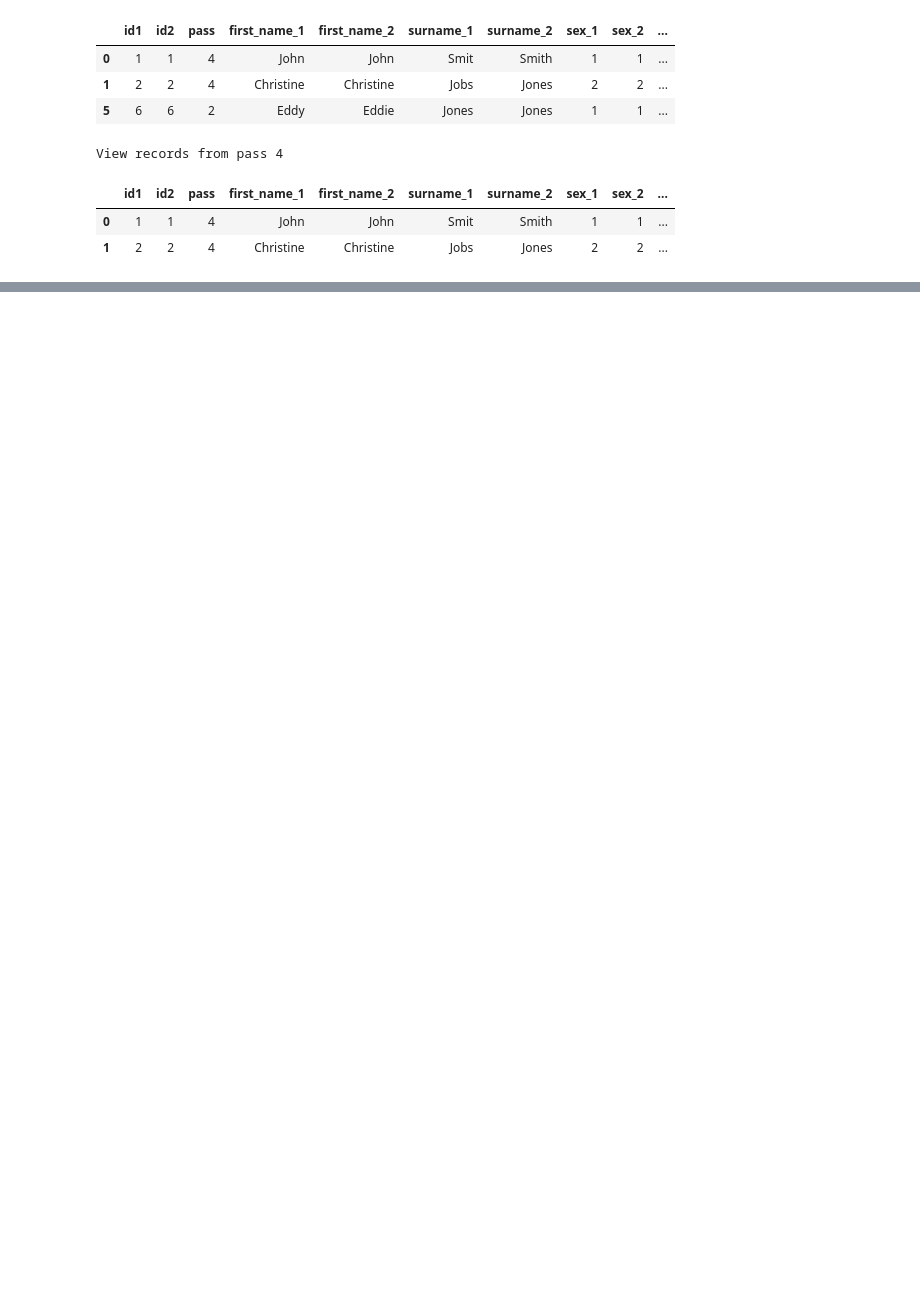
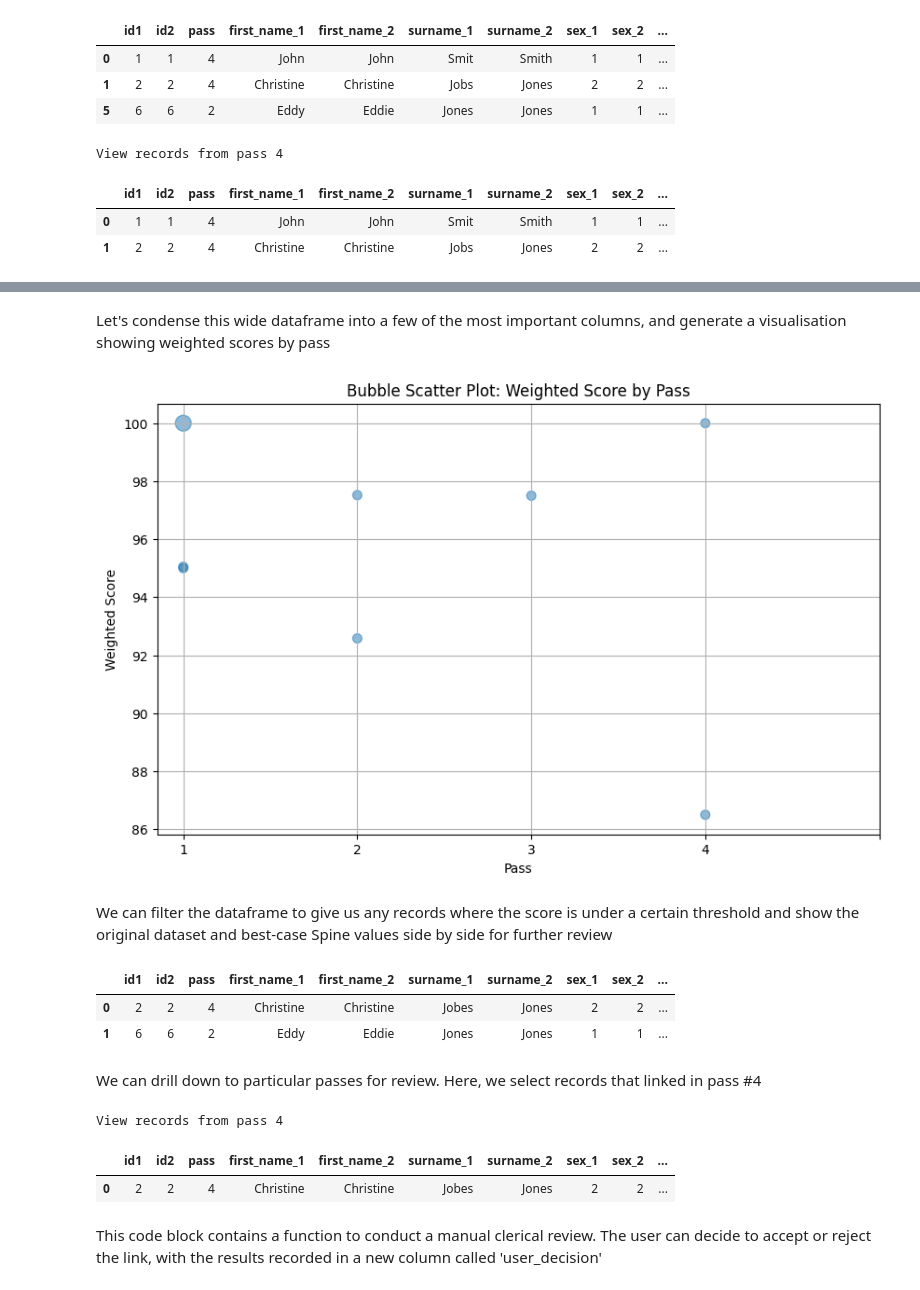
Before and after one commit to uncultivate/clerical_review, a Jupyter notebook: Clerical Review.ipynb, the cells around one changed output, grey strips where cells are left out. Cells and saved outputs as stored; diff of their text form; code cells hidden in the pictures; blank space fills up the shorter version.

```diff
--- a/Clerical Review.ipynb
+++ b/Clerical Review.ipynb
@@ -235,0 +392,5 @@ Clerical Review Table
+# %%
+# Calculate the fuzzy scores for each feature
+for feature, inner_dict in weights.items():
+    for sub_feature, weight in inner_dict.items():
+        df[f'{sub_feature}_score'] = df.apply(lambda row: fuzz.ratio(str(row[f'{sub_feature}_spine']), str(row[f'{sub_feature}_dataset'])), axis=1)
@@ -235,0 +474,6 @@ Clerical Review Table
+# %%
+# Add a column for each subvariable with a weighted score
+for var, subvars in weights.items():
+    for subvar, weight in subvars.items():
+        # Calculate weighted score
+        df_max_scores[f'{subvar}_weighted_score'] = df_max_scores[f'{subvar}_score_max'] * weight
@@ -235,0 +482,8 @@ Clerical Review Table
+# %%
+# Create new columns for max group fuzzy and weighted scores
+for var, subvars in weights.items():
+    # Create new column that holds the max of average scores for each group of variables
+    df_max_scores[f'{var}_group_max'] = df_max_scores[[f'{subvar}_score_max' for subvar in subvars]].max(axis=1)
+
+    # Create new column that holds the max of weighted scores for each group of variables
+    df_max_scores[f'{var}_group_weighted'] = df_max_scores[[f'{subvar}_weighted_score' for subvar in subvars]].max(axis=1)
@@ -235,0 +492,9 @@ Clerical Review Table
+# %%
+# Calculate combined score (average of fuzzy scores)
+df_max_scores['total_mean_score'] = df_max_scores[[f'{feature}_group_max' for feature, weight in weights.items()]].mean(axis=1)
+
+# Calculate weighted score (sum of weighted scores)
+df_max_scores['total_weighted_score'] = sum(df_max_scores[f'{feature}_group_weighted'] for feature, weight in weights.items())
+
+# Normalize the weighted score
+df_max_scores['total_weighted_score'] = round(((df_max_scores['total_weighted_score'] - min_score) / (max_score - min_score)) * 100,2)
@@ -235,0 +562,2 @@ Clerical Review Table
+# %% [markdown]
+Let's condense this wide dataframe into a few of the most important columns, and generate a visualisation showing weighted scores by pass
@@ -235,0 +567,50 @@ Clerical Review Table
+# %%
+# Group by 'pass' and 'weighted_score', calculate the size for each group
+grouped = df_max_scores.groupby(['pass', 'total_weighted_score']).size().reset_index(name='counts')
+
+plt.figure(figsize=(10, 6))
+
+# Visualise results and print chart with weighted score by pass
+plt.scatter(grouped['pass'], grouped['total_weighted_score'], s=grouped['counts']*50, alpha=0.5)
+
+plt.xlabel('Pass')
+plt.ylabel('Weighted Score')
+plt.title('Bubble Scatter Plot: Weighted Score by Pass')
+plt.xticks([0,1,2,3,4])
+plt.grid(True)
+plt.show()
+# %% [output]
+[figure, added]
+# %% [markdown]
+We can filter the dataframe to give us any records where the score is under a certain threshold and show the original dataset and best-case Spine values side by side for further review
+# %%
+# Set weighted score threshold to filter records
+threshold = 95
+linkage_scores_filtered = linkage_scores[linkage_scores.total_weighted_score < threshold]
+
+# Lets see the original values side by side
+original_values = df_max_scores[(df_max_scores['total_weighted_score'] < threshold)][['id1', 'id2', 'pass','fn_spine', 'fn_dataset',
+                                                    'sn_spine', 'sn_dataset', 'sex_spine', 'sex_dataset',
+                                                    'dob_spine', 'dob_dataset', 'sa4_spine','sa4_dataset',
+                                                    'state_spine','state_dataset']].reset_index(drop=True)
+
+original_values.columns = ['id1', 'id2', 'pass', 'first_name_1', 'first_name_2', 'surname_1', 'surname_2', 'sex_1', 'sex_2', 'dob_1', 'dob_2',
+                           'sa4_1', 'sa4_2', 'state_1', 'state_2']
+original_values
+# %% [output]
+|  | id1 | id2 | pass | first_name_1 | first_name_2 | surname_1 | surname_2 | sex_1 | sex_2 | ... |
+| 0 | 2 | 2 | 4 | Christine | Christine | Jobes | Jones | 2 | 2 | ... |
+| 1 | 6 | 6 | 2 | Eddy | Eddie | Jones | Jones | 1 | 1 | ... |
+# %% [markdown]
+We can drill down to particular passes for review. Here, we select records that linked in pass #4
+# %%
+# We can drill down to particular passes too
+pass_filter = '4'
+print(f'View records from pass {pass_filter}')
+original_values[original_values['pass'] == pass_filter]
+# %% [output]
+View records from pass 4
+|  | id1 | id2 | pass | first_name_1 | first_name_2 | surname_1 | surname_2 | sex_1 | sex_2 | ... |
+| 0 | 2 | 2 | 4 | Christine | Christine | Jobes | Jones | 2 | 2 | ... |
+# %% [markdown]
+This code block contains a function to conduct a manual clerical review. The user can decide to accept or reject the link, with the results recorded in a new column called 'user_decision'
```
Also changed, not shown: parts of 43 cells of this notebook.
